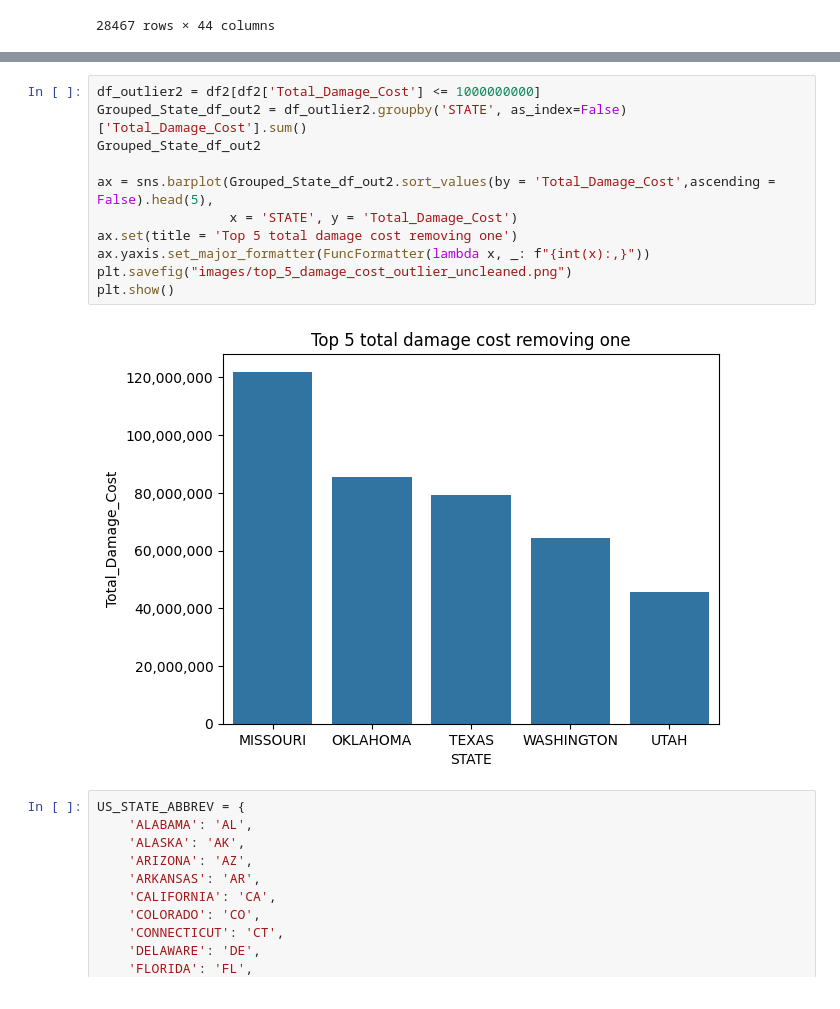
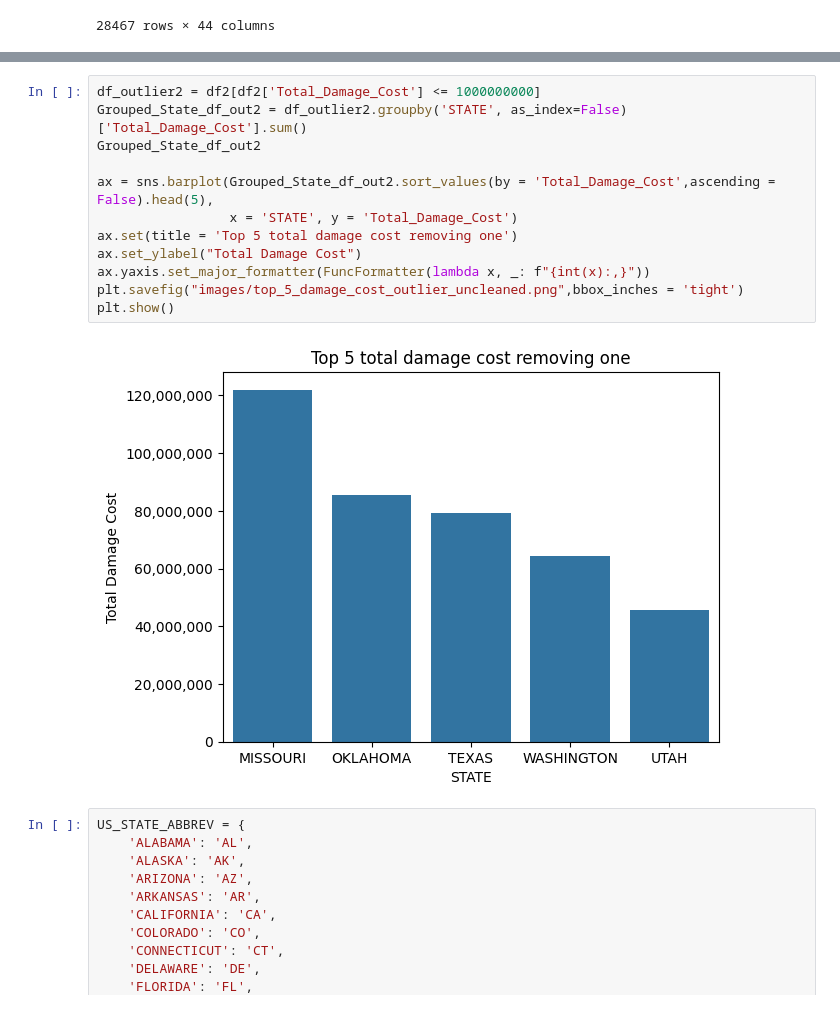
Before and after one commit to 110325-Data-Foundations/Group2FinalProject, a Jupyter notebook: subre_files.ipynb, the cells around one changed output, grey strips where cells are left out. Cells and saved outputs as stored; diff of their text form.

```diff
--- a/subre_files.ipynb
+++ b/subre_files.ipynb
@@ -144,16 +147,17 @@ plt.show()
 # %%
 df_outlier2 = df2[df2['Total_Damage_Cost'] <= 1000000000]
 Grouped_State_df_out2 = df_outlier2.groupby('STATE', as_index=False)['Total_Damage_Cost'].sum()
 Grouped_State_df_out2
 
 ax = sns.barplot(Grouped_State_df_out2.sort_values(by = 'Total_Damage_Cost',ascending = False).head(5),
                  x = 'STATE', y = 'Total_Damage_Cost')
 ax.set(title = 'Top 5 total damage cost removing one')
+ax.set_ylabel("Total Damage Cost")
 ax.yaxis.set_major_formatter(FuncFormatter(lambda x, _: f"{int(x):,}"))
-plt.savefig("images/top_5_damage_cost_outlier_uncleaned.png")
+plt.savefig("images/top_5_damage_cost_outlier_uncleaned.png",bbox_inches = 'tight')
 plt.show()
 # %% [output]
-[figure, old version]
+[figure, new version]
 # %%
 US_STATE_ABBREV = {
     'ALABAMA': 'AL',
```
Also changed, not shown: parts of 3 cells of this notebook, 4 other files.
